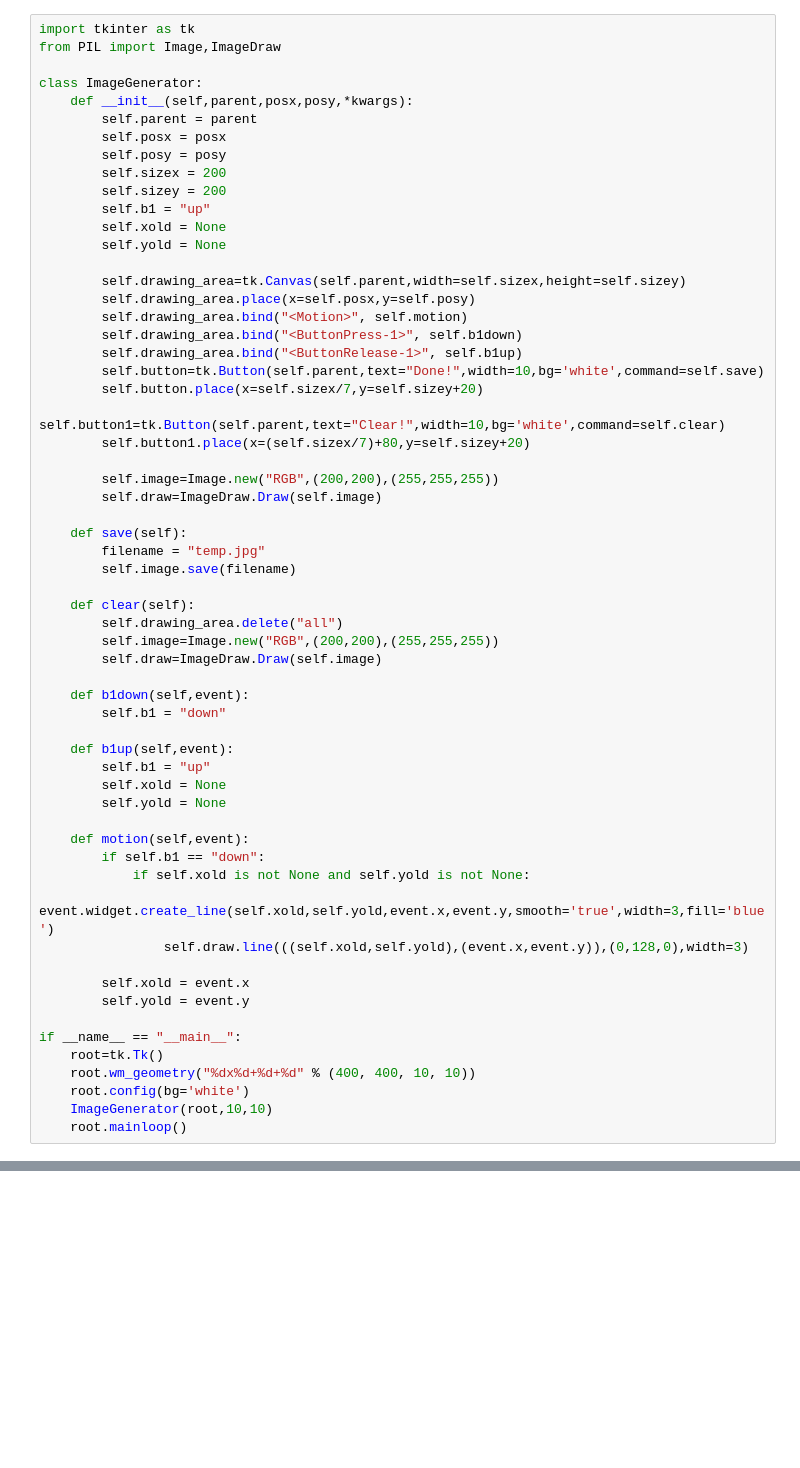
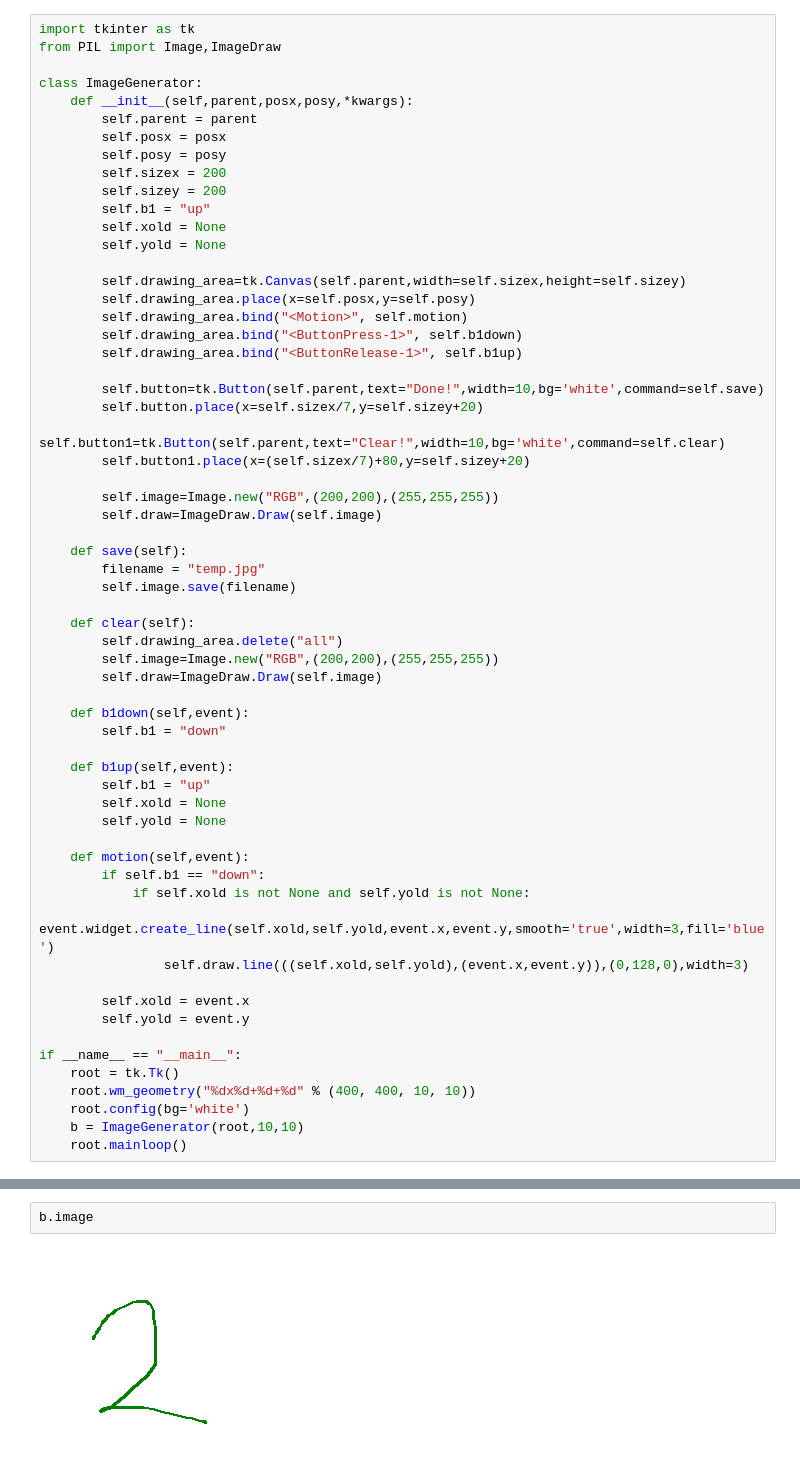
Before and after one commit to Mittenbuhler/Neural_Network, a Jupyter notebook: Untitled.ipynb, the cells around one changed output, grey strips where cells are left out. Cells and saved outputs as stored; diff of their text form; blank space fills up the shorter version.

```diff
--- a/Untitled.ipynb
+++ b/Untitled.ipynb
@@ -18,6 +18,7 @@ class ImageGenerator:
         self.drawing_area.bind("<Motion>", self.motion)
         self.drawing_area.bind("<ButtonPress-1>", self.b1down)
         self.drawing_area.bind("<ButtonRelease-1>", self.b1up)
+
         self.button=tk.Button(self.parent,text="Done!",width=10,bg='white',command=self.save)
         self.button.place(x=self.sizex/7,y=self.sizey+20)
         self.button1=tk.Button(self.parent,text="Clear!",width=10,bg='white',command=self.clear)
@@ -53,8 +54,8 @@ class ImageGenerator:
         self.yold = event.y
 
 if __name__ == "__main__":
-    root=tk.Tk()
+    root = tk.Tk()
     root.wm_geometry("%dx%d+%d+%d" % (400, 400, 10, 10))
     root.config(bg='white')
-    ImageGenerator(root,10,10)
+    b = ImageGenerator(root,10,10)
     root.mainloop()
@@ -64,0 +62,4 @@ pwd
+# %%
+b.image
+# %% [output]
+[figure, added]
```
Also changed, not shown: parts of 1 cell of this notebook, 1 other file.
